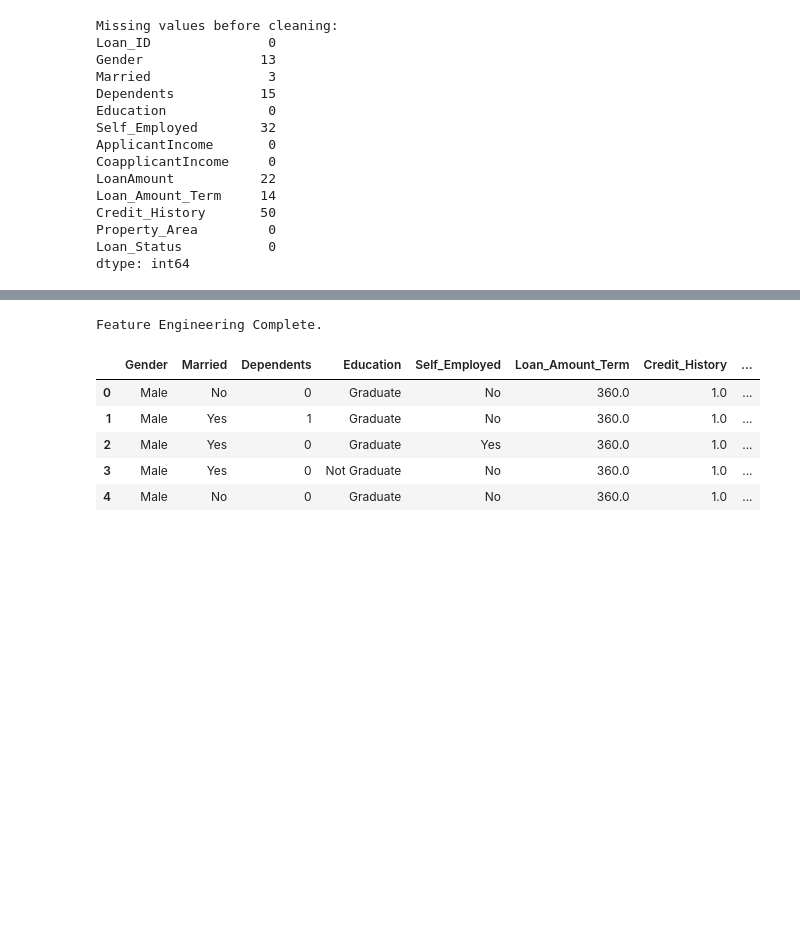
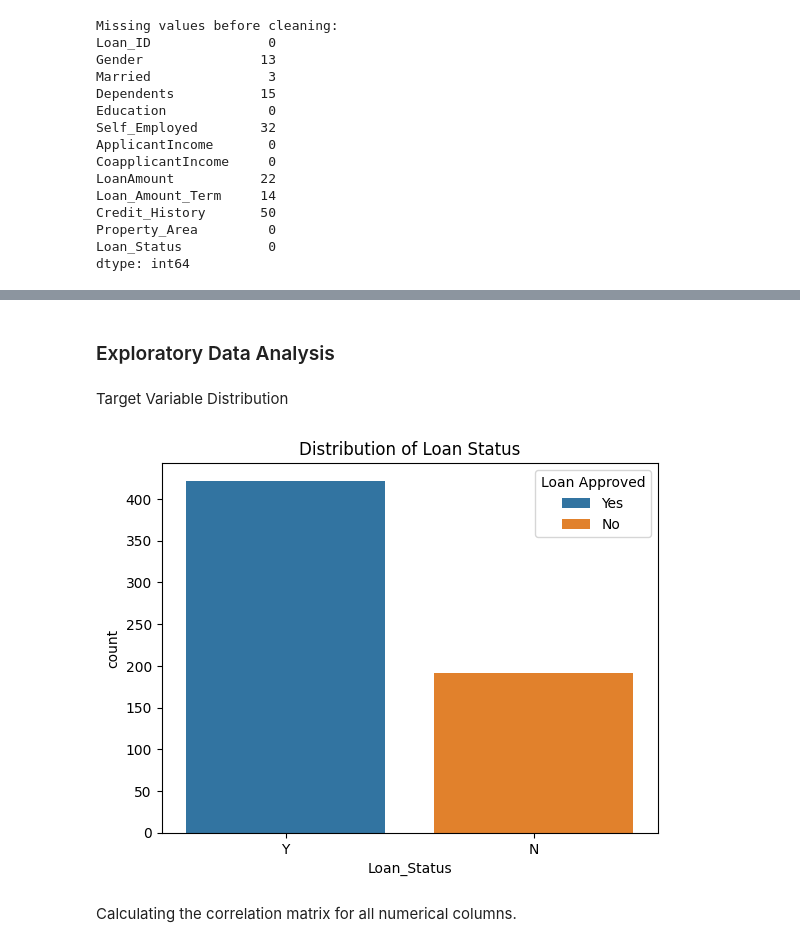
Before and after one commit to Hope426/group_3_ds613, a Jupyter notebook: main_notebook.ipynb, the cells around one changed output, grey strips where cells are left out. Cells and saved outputs as stored; diff of their text form; code cells hidden in the pictures; blank space fills up the shorter version.

```diff
--- a/main_notebook.ipynb
+++ b/main_notebook.ipynb
@@ -64,0 +100,9 @@ Missing values handled.
+# %%
+# Get Numerical columns (int and float)
+num_cols = df_train.select_dtypes(include=['number']).columns.tolist()
+
+# Get Categorical columns (object and category)
+cat_cols = df_train.select_dtypes(include=['object', 'category']).columns.tolist()
+
+print(f"Numerical columns: {num_cols}")
+print(f"Categorical columns: {cat_cols}")
@@ -64,0 +112,7 @@ Missing values handled.
+# %%
+# Dropping the 'Loan_Id' and 'Loan_Status' from the list of categorical feature
+cat_cols = cat_cols[1:7]
+print(cat_cols)
+
+num_cols = num_cols[:-1]
+print(num_cols)
@@ -64,0 +124,17 @@ Missing values handled.
+# %%
+# Function to fill missing values
+
+missing_value_handler_pipeline = ColumnTransformer(transformers=[('cat_mode', SimpleImputer(strategy='most_frequent'), cat_cols),
+    ('num_median', SimpleImputer(strategy='median'), num_cols),
+    ('num_mode', SimpleImputer(strategy='most_frequent'), ['Credit_History'])
+])
+
+cleaned_df_data = missing_value_handler_pipeline.fit_transform(df_train)
+feature_names = cat_cols + num_cols + ['Credit_History']
+
+# Convert back to DataFrame for visibility
+cleaned_df_train = pd.DataFrame(cleaned_df_data, columns=feature_names)
+cleaned_df_train.index = df_train.index
+cleaned_df_train['Loan_ID'] = df_train['Loan_ID']
+cleaned_df_train['Loan_Status'] = df_train['Loan_Status']
+cleaned_df_train.head(10)
@@ -65,3 +172,16 @@ Missing values handled.
+# %% [markdown]
+### Exploratory Data Analysis
+# %% [markdown]
+Target Variable Distribution
+# %%
+ax = sns.countplot(data=cleaned_df_train, x='Loan_Status', hue='Loan_Status')
+plt.title('Distribution of Loan Status')
+plt.legend(title='Loan Approved', labels=['Yes', 'No'])
+plt.show()
+# %% [output]
+[figure, added]
+# %% [markdown]
+Calculating the correlation matrix for all numerical columns.
 # %%
 def feature_engineering(df):
     # 1. Create Total Income
@@ -81,17 +201,9 @@ def feature_engineering(df):
 
 # Apply to both
 df_train = feature_engineering(df_train)
-df_test = feature_engineering(df_test)
+df_final = feature_engineering(df_final)
 
 print("Feature Engineering Complete.")
 display(df_train.head())
-# %% [output]
-Feature Engineering Complete.
-|  | Gender | Married | Dependents | Education | Self_Employed | Loan_Amount_Term | Credit_History | ... |
-| 0 | Male | No | 0 | Graduate | No | 360.0 | 1.0 | ... |
-| 1 | Male | Yes | 1 | Graduate | No | 360.0 | 1.0 | ... |
-| 2 | Male | Yes | 0 | Graduate | Yes | 360.0 | 1.0 | ... |
-| 3 | Male | Yes | 0 | Not Graduate | No | 360.0 | 1.0 | ... |
-| 4 | Male | No | 0 | Graduate | No | 360.0 | 1.0 | ... |
 # %%
 df_train['Gender'].unique()
```
Also changed, not shown: parts of 22 cells of this notebook.
